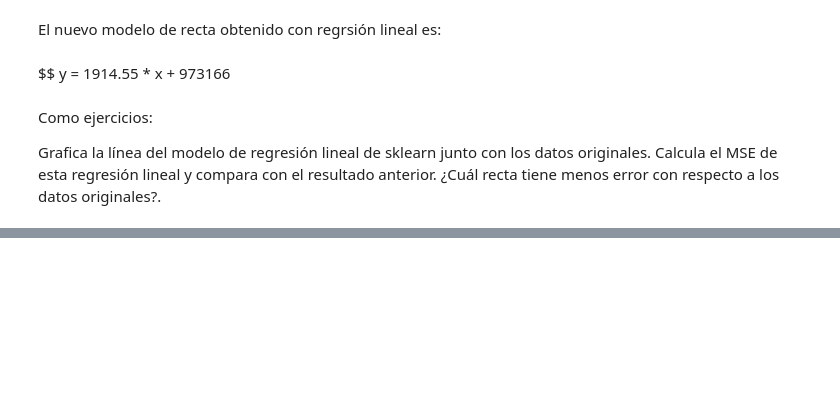
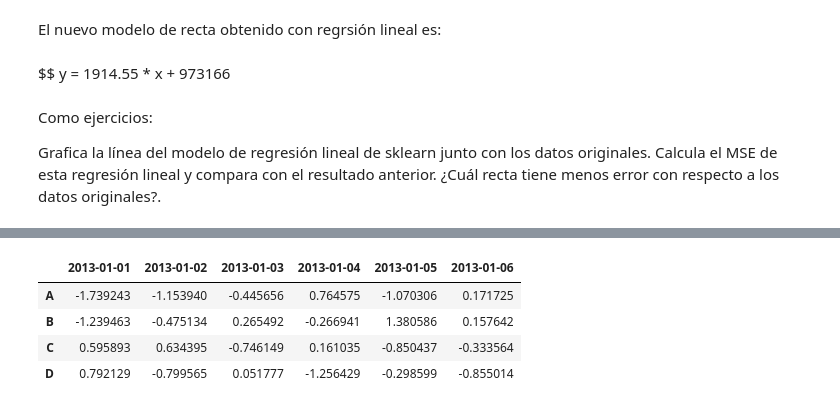
Before and after one commit to SayraIbarra/E50A-E01, a Jupyter notebook: clase_mineria.ipynb, the cells around one changed output, grey strips where cells are left out. Drawn from its saved outputs; the diff is of its cells as text; code cells hidden in the pictures; blank space fills up the shorter version.

```diff
--- a/clase_mineria.ipynb
+++ b/clase_mineria.ipynb
@@ -717,0 +902,8 @@ Calcula el MSE de esta regresión lineal y compara con el resultado anterior.
+# %%
+df.T
+# %% [output]
+|  | 2013-01-01 | 2013-01-02 | 2013-01-03 | 2013-01-04 | 2013-01-05 | 2013-01-06 |
+| A | -1.739243 | -1.153940 | -0.445656 | 0.764575 | -1.070306 | 0.171725 |
+| B | -1.239463 | -0.475134 | 0.265492 | -0.266941 | 1.380586 | 0.157642 |
+| C | 0.595893 | 0.634395 | -0.746149 | 0.161035 | -0.850437 | -0.333564 |
+| D | 0.792129 | -0.799565 | 0.051777 | -1.256429 | -0.298599 | -0.855014 |
```
Also changed, not shown: parts of 31 cells of this notebook.
